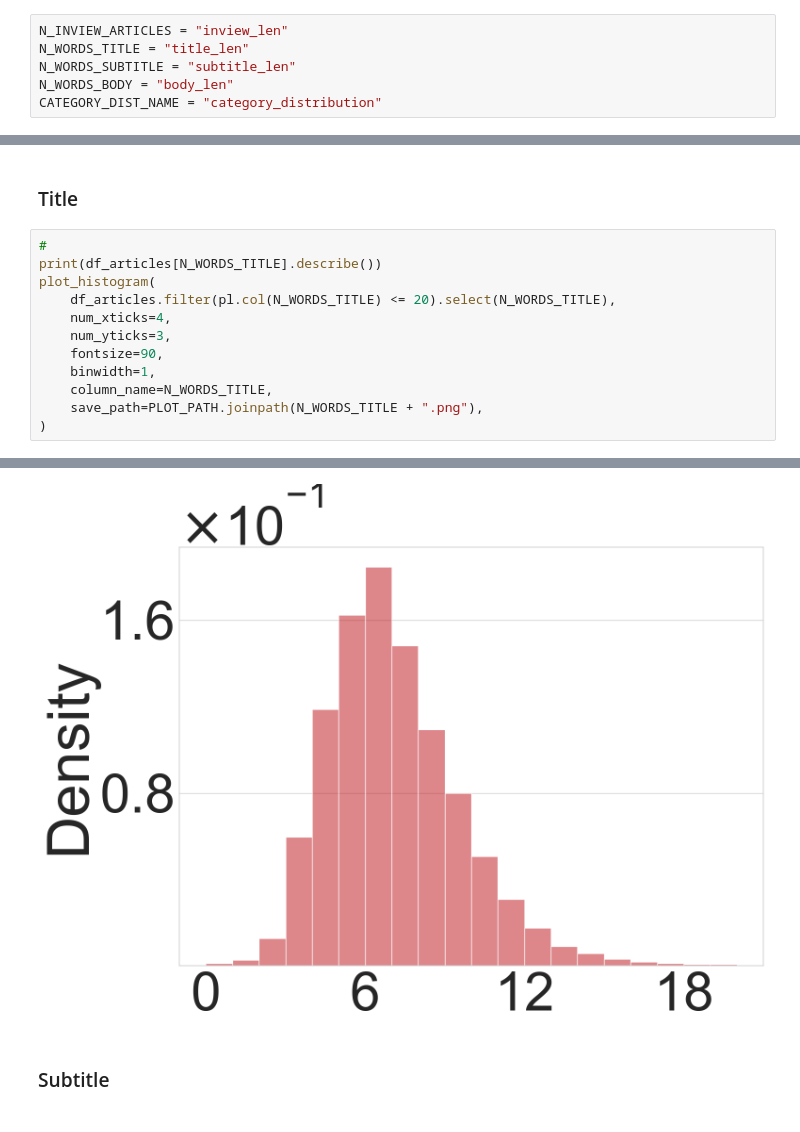
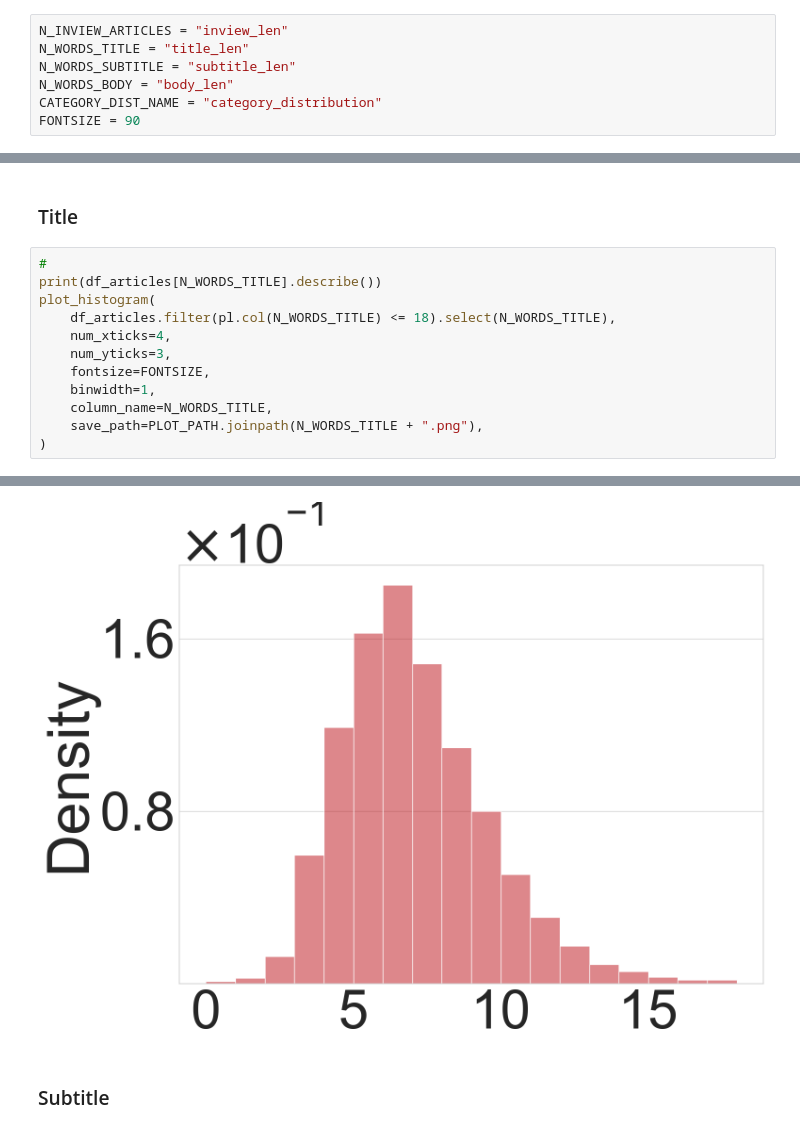
Before and after one commit to ebanalyse/ebnerd-benchmark, a Jupyter notebook: examples/01_datasets/ebnerd_descriptive_analysis.ipynb, the cells around one changed output, grey strips where cells are left out. Drawn from its saved outputs; the diff is of its cells as text.

```diff
--- a/examples/01_datasets/ebnerd_descriptive_analysis.ipynb
+++ b/examples/01_datasets/ebnerd_descriptive_analysis.ipynb
@@ -239,6 +239,7 @@ N_WORDS_TITLE = "title_len"
 N_WORDS_SUBTITLE = "subtitle_len"
 N_WORDS_BODY = "body_len"
 CATEGORY_DIST_NAME = "category_distribution"
+FONTSIZE = 90
 # %% [markdown]
 ## Concat datasets
 # %%
@@ -441,33 +442,33 @@ Test-(Train+Val) overlap: 73.19%
 # %%
 #
 print(df_articles[N_WORDS_TITLE].describe())
 plot_histogram(
-    df_articles.filter(pl.col(N_WORDS_TITLE) <= 20).select(N_WORDS_TITLE),
+    df_articles.filter(pl.col(N_WORDS_TITLE) <= 18).select(N_WORDS_TITLE),
     num_xticks=4,
     num_yticks=3,
-    fontsize=90,
+    fontsize=FONTSIZE,
     binwidth=1,
     column_name=N_WORDS_TITLE,
     save_path=PLOT_PATH.joinpath(N_WORDS_TITLE + ".png"),
 )
 # %% [output]
 shape: (9, 2)
 ┌────────────┬──────────┐
 │ statistic  ┆ value    │
 │ ---        ┆ ---      │
 │ str        ┆ f64      │
 ╞════════════╪══════════╡
 │ count      ┆ 125541.0 │
 │ null_count ┆ 0.0      │
 │ mean       ┆ 6.601636 │
 │ std        ┆ 2.496316 │
 │ min        ┆ 0.0      │
 │ 25%        ┆ 5.0      │
 │ 50%        ┆ 6.0      │
 │ 75%        ┆ 8.0      │
 │ max        ┆ 27.0     │
 └────────────┴──────────┘
-[figure, old version]
+[figure, new version]
 # %% [markdown]
 ### Subtitle
 # %%
```
Also changed, not shown: parts of 6 cells of this notebook, 6 other files.
